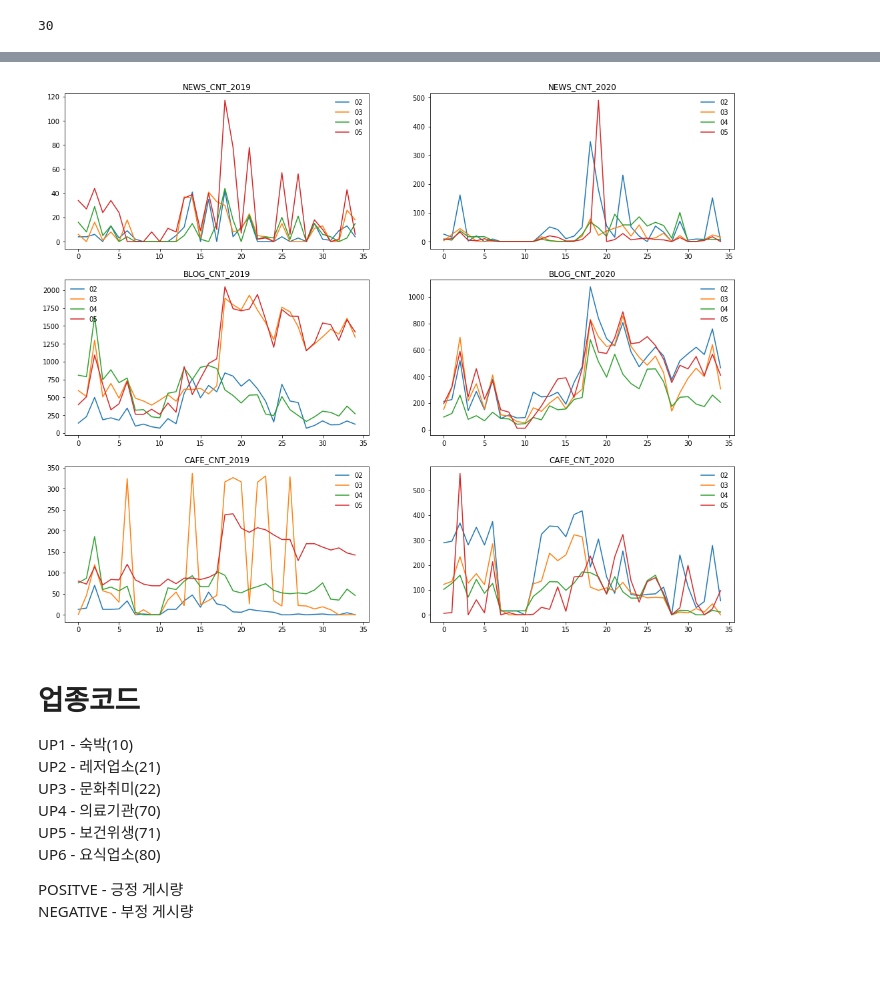
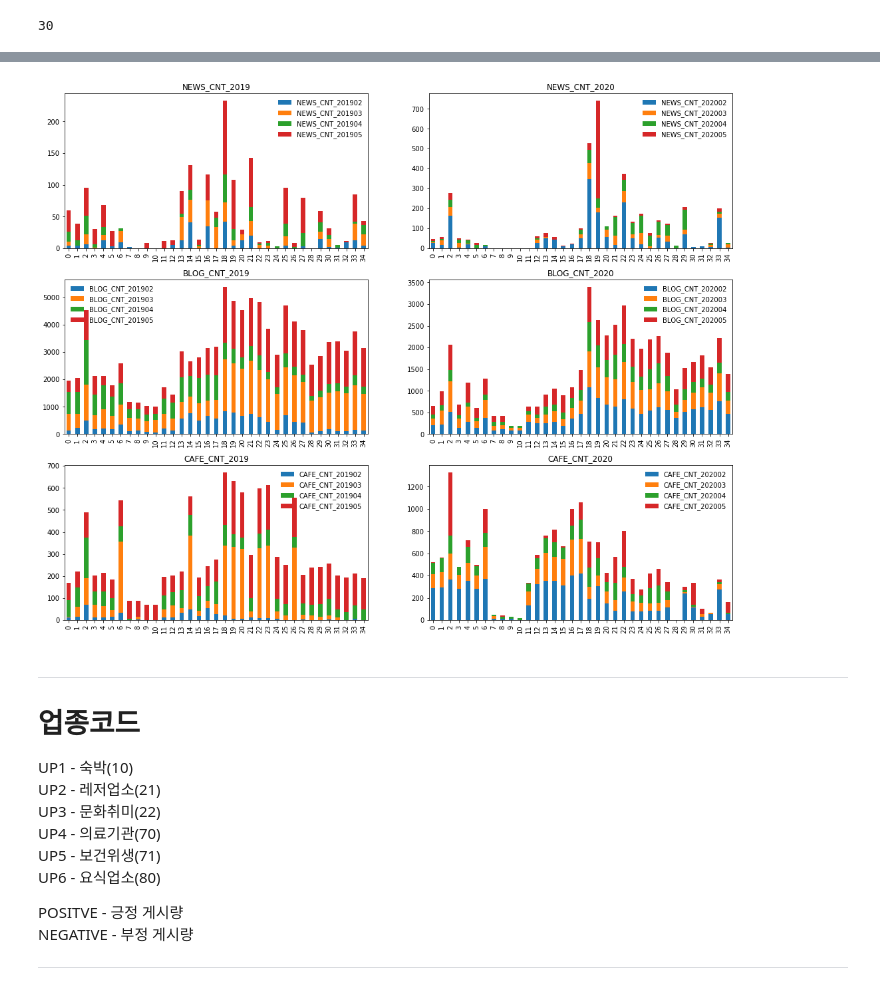
Before and after one commit to Kimdongui/Bigcontest2020, a Jupyter notebook: SNS 데이터 파싱.ipynb, the cells around one changed output, grey strips where cells are left out. Saved outputs shown, nothing was run; the diff lists cells and outputs as text; code cells hidden in the pictures; blank space fills up the shorter version.

Commit message:
Update Stacked Barplot

```diff
--- a/SNS 데이터 파싱.ipynb
+++ b/SNS 데이터 파싱.ipynb
@@ -68,17 +139,19 @@ len(parsed_SNS)
 # %%
 fig = plt.figure(figsize=(18,30))
 cnt = 1
 for i in parsed_SNS[:6]:
     ax = fig.add_subplot(6,2,cnt)
+    plot = i.plot(kind="bar",ax=ax,stacked=True)
     ax.set_title(i.columns[0][:13])
     cnt+=1
-    plot = ax.plot(i)
-    ax.legend(plot,["02","03","04","05"],frameon=False,loc = "best")
+    ax.legend(frameon=False,loc = "best")
 
 plt.show()
 # %% [output]
-[figure, old version]
+[figure, new version]
 # %% [markdown]
+---------------------------------------
+
 # 업종코드
 
 UP1 - 숙박(10)
@@ -90,3 +163,5 @@ UP6 - 요식업소(80)
 
 POSITVE - 긍정 게시량
 NEGATIVE - 부정 게시량
+
+---------------------------------------
```
Also changed, not shown: parts of 11 cells of this notebook.
